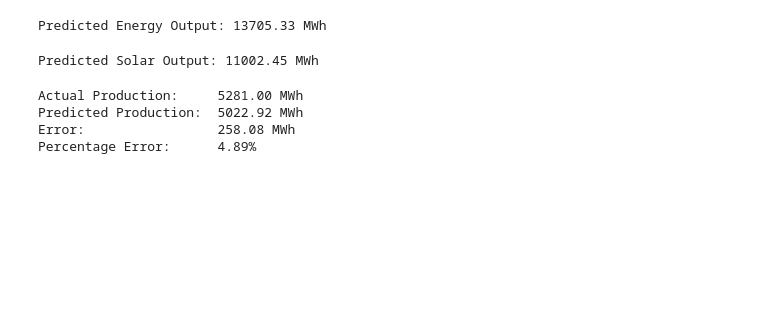
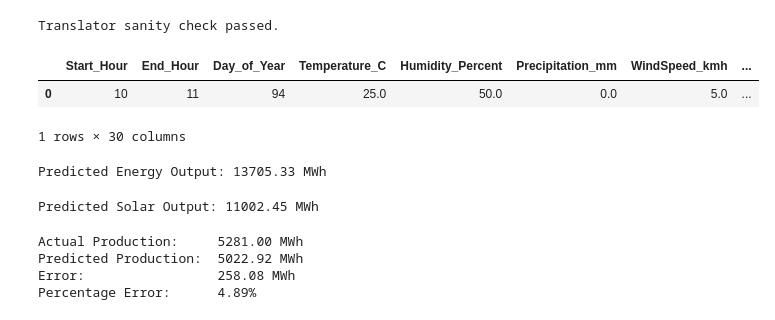
Before and after one commit to Saher427/Renewable-Energy-Output-Prediction, a Jupyter notebook: Notebooks/Prediction_Feature.ipynb, the cells around one changed output. Saved outputs shown, nothing was run; the diff lists cells and outputs as text; code cells hidden in the pictures; blank space fills up the shorter version.

```diff
--- a/Notebooks/Prediction_Feature.ipynb
+++ b/Notebooks/Prediction_Feature.ipynb
@@ -159,3 +181,46 @@ def predict_energy(
+# %%
+# SANITY CHECK FOR DROPPED REFERENCE CATEGORIES
+
+# Friday + April + Solar + No rainfall should use the dropped/reference encoding.
+# zeroes for all corresponding one-hot groups.
+test_row = build_feature_row(
+    date="2025-04-04",   # Friday + April (April is Spring).
+    start_hour=10,
+    end_hour=11,
+    source="Solar",
+    temperature=25,
+    humidity=50,
+    precipitation=0,
+    wind_speed=5,
+    rainfall="No"
+)
+
+assert list(test_row.columns) == expected_features
+assert test_row.loc[0, "Source_Wind"] == 0
+assert test_row.loc[0, "Rainfall_Flag_Yes"] == 0
+
+# Check month columns - April is reference month
+month_columns = ["Month_Name_August", "Month_Name_December", "Month_Name_February",
+                 "Month_Name_January", "Month_Name_July", "Month_Name_June",
+                 "Month_Name_March", "Month_Name_May", "Month_Name_November",
+                 "Month_Name_October", "Month_Name_September"]
+assert test_row.loc[0, month_columns].sum() == 0
+
+# Check day columns - Friday is reference day
+day_columns = ["Day_Name_Monday", "Day_Name_Saturday", "Day_Name_Sunday",
+               "Day_Name_Thursday", "Day_Name_Tuesday", "Day_Name_Wednesday"]
+assert test_row.loc[0, day_columns].sum() == 0
+
+# Check season - April is Spring (Spring = 1)
+assert test_row.loc[0, "Season_Spring"] == 1
+
+print("Translator sanity check passed.")
+display(test_row)
+# %% [output]
+Translator sanity check passed.
+|  | Start_Hour | End_Hour | Day_of_Year | Temperature_C | Humidity_Percent | Precipitation_mm | WindSpeed_kmh | ... |
+| 0 | 10 | 11 | 94 | 25.0 | 50.0 | 0.0 | 5.0 | ... |
+1 rows × 30 columns
 # %%
 prediction = predict_energy(
     date="2025-07-15",
```
Also changed, not shown: parts of 10 cells of this notebook.
